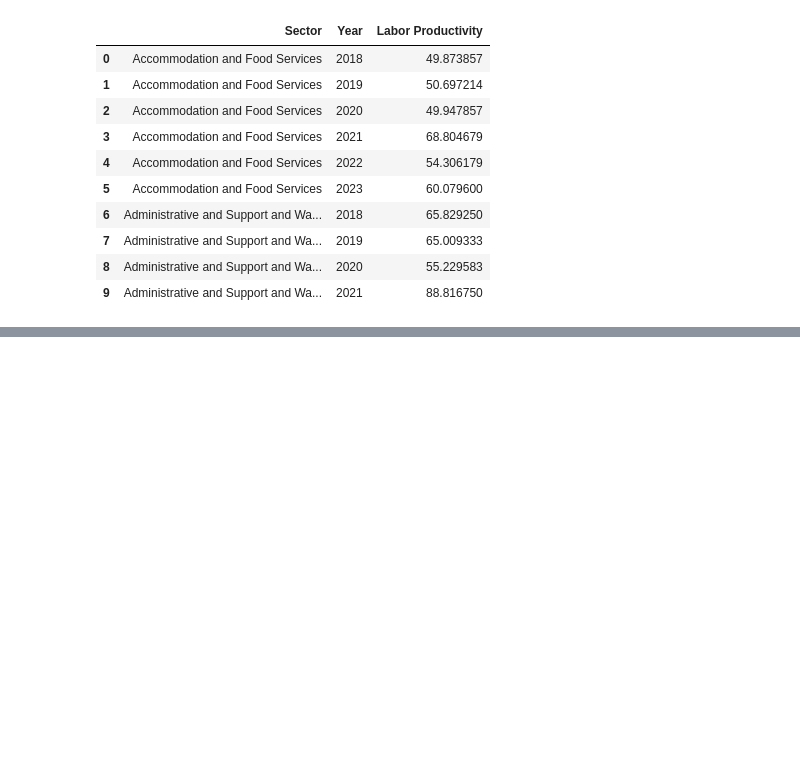
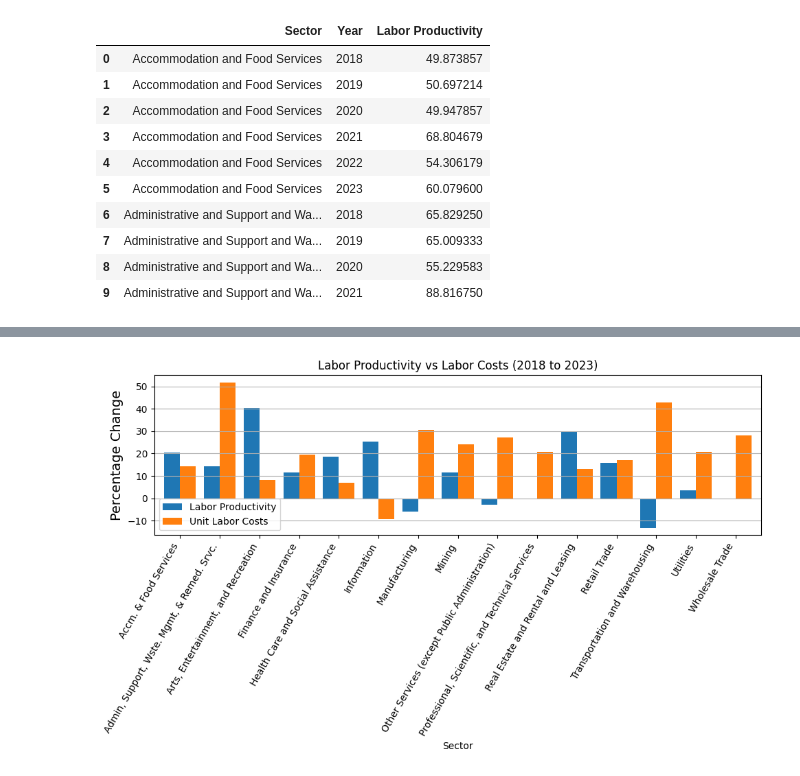
Before and after one commit to katmr27/class_project_1-, a Jupyter notebook: Class_Project_1_Starter.ipynb, the cells around one changed output, grey strips where cells are left out. Cells and saved outputs as stored; diff of their text form; code cells hidden in the pictures; blank space fills up the shorter version.

Commit message:
Grouped bar graph for last DF. In main starter file

```diff
--- a/Class_Project_1_Starter.ipynb
+++ b/Class_Project_1_Starter.ipynb
@@ -283,0 +300,12 @@ percent_change_sector_comparison_df
+# %%
+percent_change_plot = percent_change_sector_comparison_df.plot(kind="bar", figsize=(10, 6), width=0.8)
+plt.title("Labor Productivity vs Labor Costs (2018 to 2023)")
+plt.ylabel("Percentage Change", fontsize=14)
+plt.xlabel("Sector")
+plt.xticks(ticks=range(len(percent_change_sector_comparison_df["Sector"])),labels = percent_change_sector_comparison_df["Sector"])
+plt.xticks(rotation=60, ha="right")
+plt.legend(["Labor Productivity", "Unit Labor Costs"])
+plt.tight_layout()
+percent_change_plot.yaxis.grid(True)
+# %% [output]
+[figure, added]
```
Also changed, not shown: parts of 4 cells of this notebook, 1 other file.
